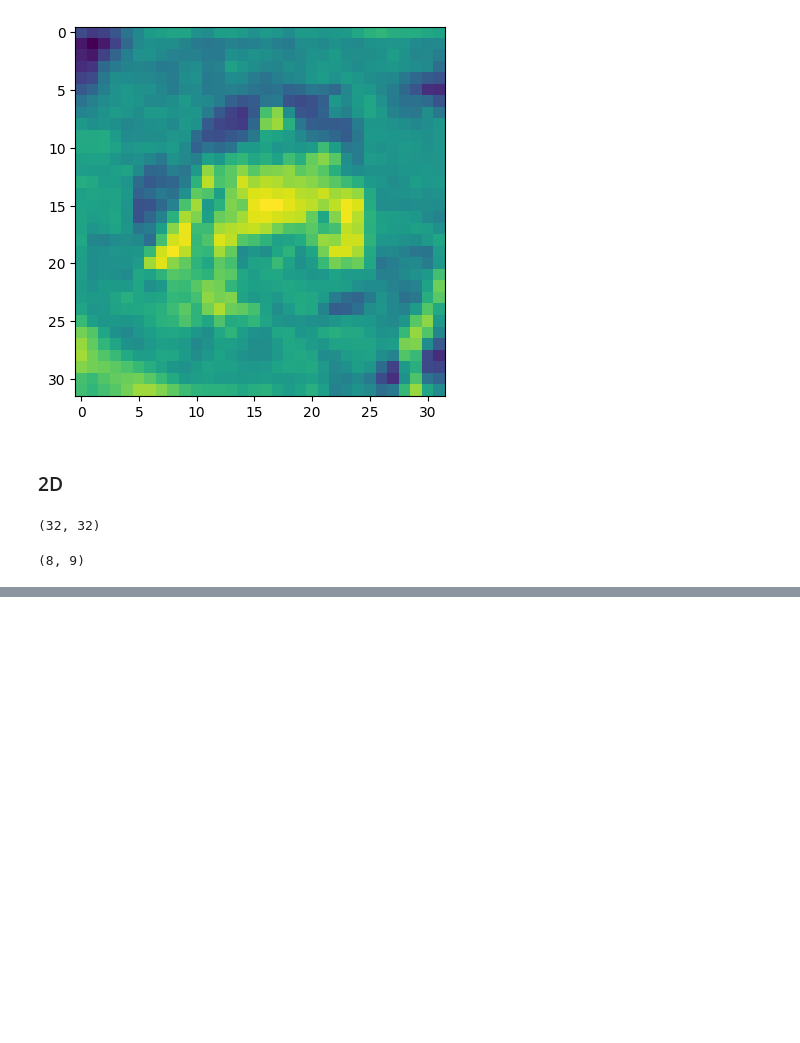
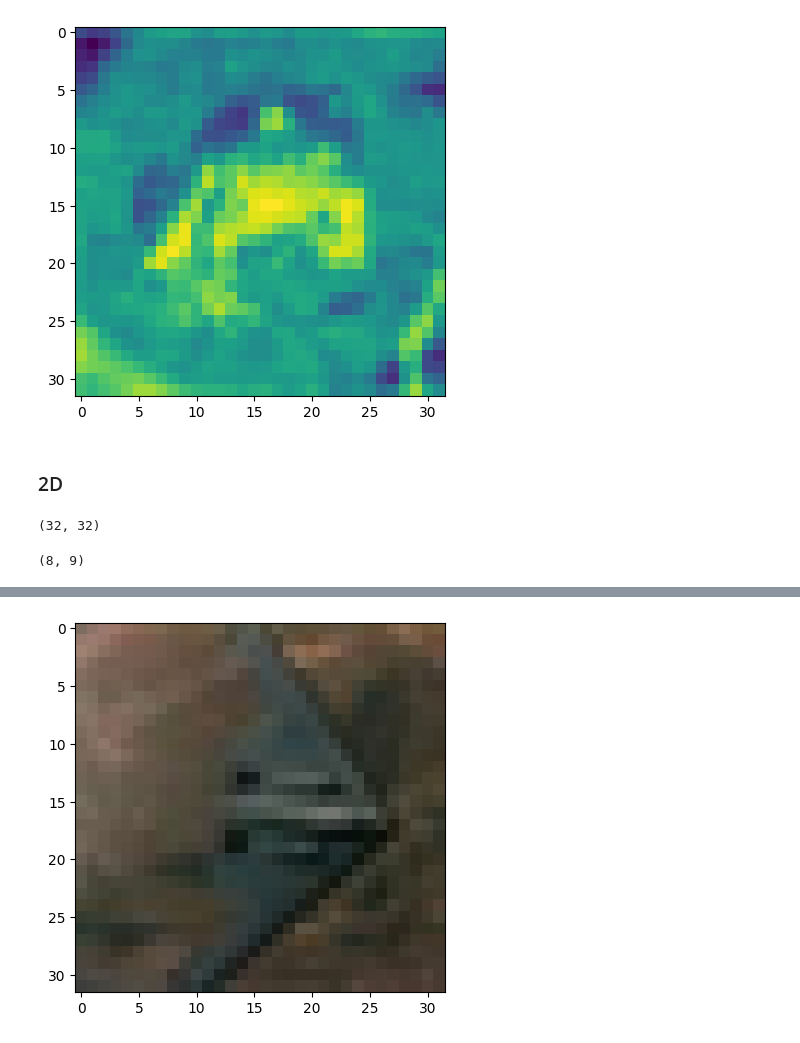
Before and after one commit to Bronomor/HashMaster, a Jupyter notebook: 3.cuLSH/cuLSH.ipynb, the cells around one changed output, grey strips where cells are left out. Cells and saved outputs as stored; diff of their text form; code cells hidden in the pictures; blank space fills up the shorter version.

```diff
--- a/3.cuLSH/cuLSH.ipynb
+++ b/3.cuLSH/cuLSH.ipynb
@@ -513,0 +564,3 @@ plt.show()
+# %%
+images = images.astype(numpy.float32)
+images.shape
@@ -513,0 +608,5 @@ plt.show()
+# %%
+plt.imshow(images[626].reshape(3,32,32).T.astype(numpy.uint8), interpolation='nearest')
+plt.show()
+# %% [output]
+[figure, added]
```
Also changed, not shown: parts of 14 cells of this notebook, 1 other file.
